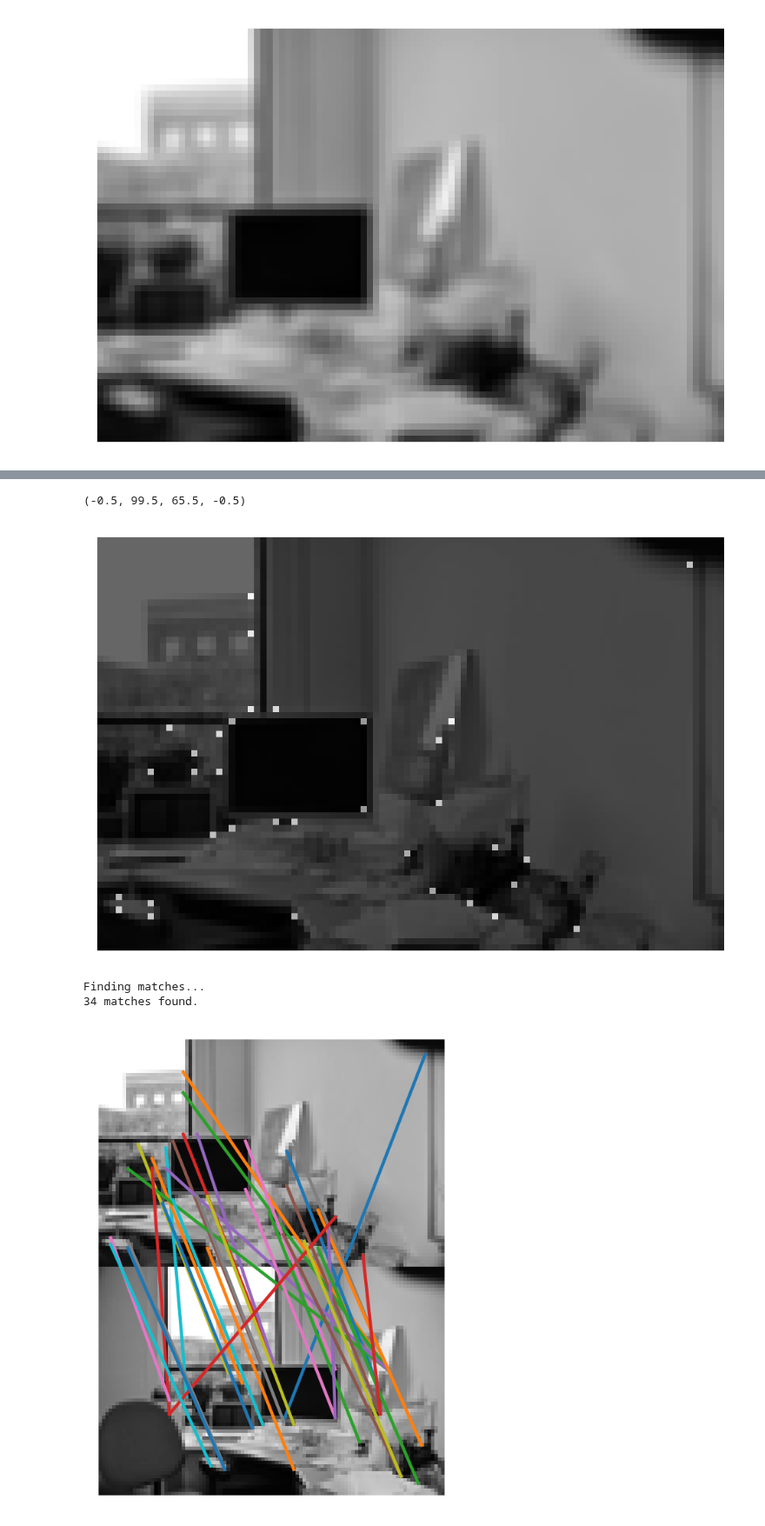
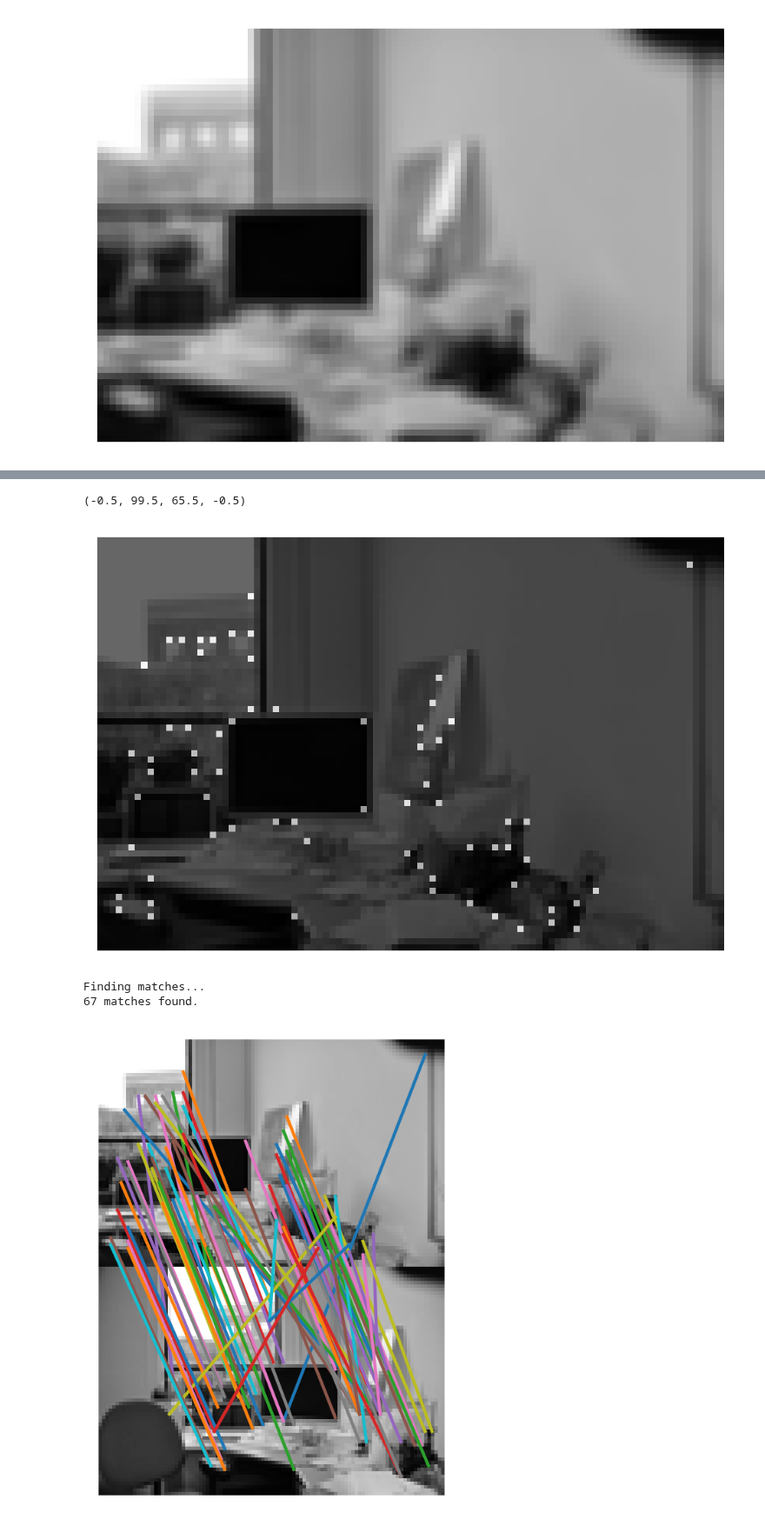
Before and after one commit to Tsmorz/computer-vision, a Jupyter notebook: Project 2/HarrisCorners.ipynb, the cells around one changed output, grey strips where cells are left out. Shown at 87% size. Saved outputs shown, nothing was run; the diff lists cells and outputs as text; code cells hidden in the pictures.

Commit message:
report images

```diff
--- a/Project 2/HarrisCorners.ipynb
+++ b/Project 2/HarrisCorners.ipynb
@@ -153,7 +153,7 @@ def reducedHarris(image,width):
 
     threshold = 1.0
     ratio = 1001
-    while ratio >= 200:
+    while ratio >= 100:
         threshold = 0.9*threshold
 
         corners = HarrisCorner(image,threshold,width)
@@ -314,17 +314,17 @@ plt.imshow(corners1>0,alpha=0.6,cmap='gray')
 plt.axis('off')
 # %% [output]
 (-0.5, 99.5, 65.5, -0.5)
-[figure, old version]
+[figure, new version]
 # %%
 
 # Find matches
 print('Finding matches...')
 num_matches = np.sum(corners1>0)
 matches = patch2patch(im1,im2,corners1,corners2,width,num_matches)
 print(matches.shape[0],'matches found.')
-drawLines(gray1,gray2,matches,0.9)
+drawLines(gray1,gray2,matches,0.95)
 # %% [output]
 Finding matches...
-34 matches found.
+67 matches found.
-[figure, old version]
+[figure, new version]
 # %%
```
Also changed, not shown: parts of 2 cells of this notebook.
